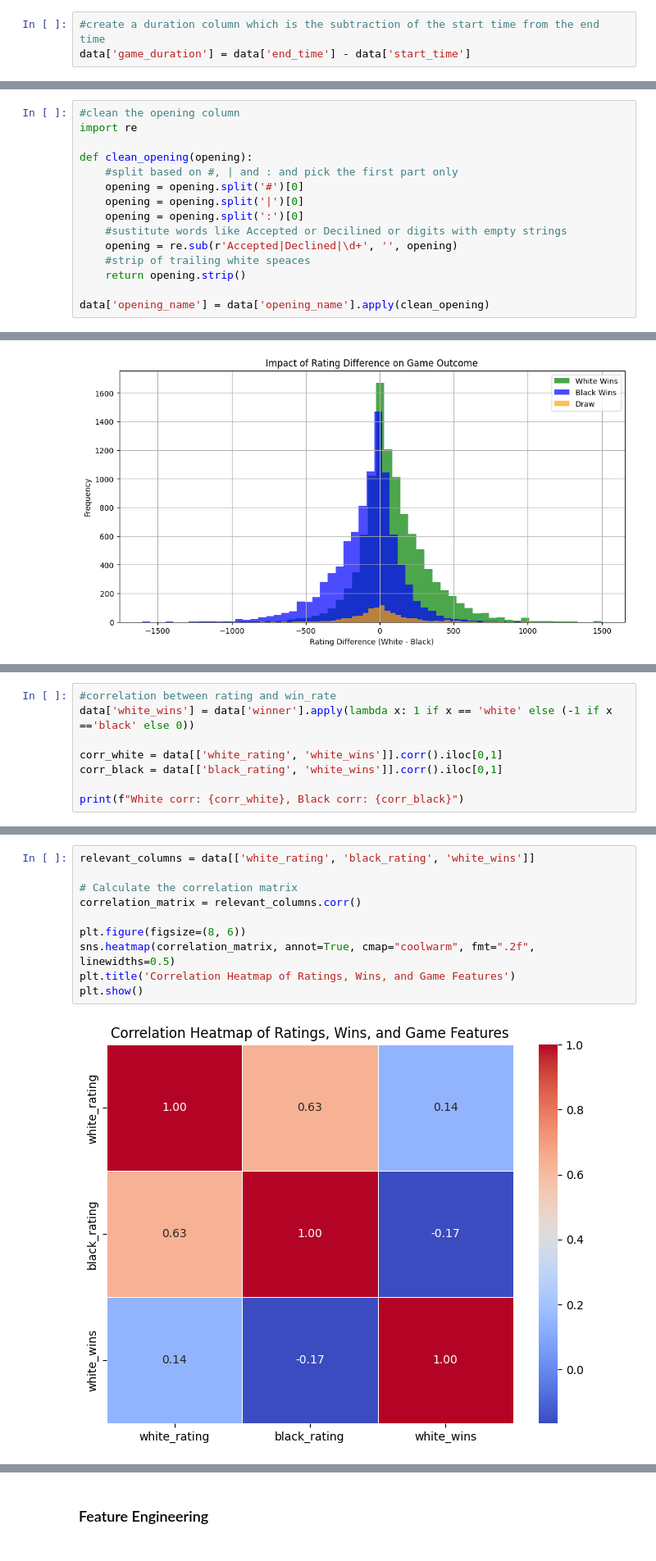
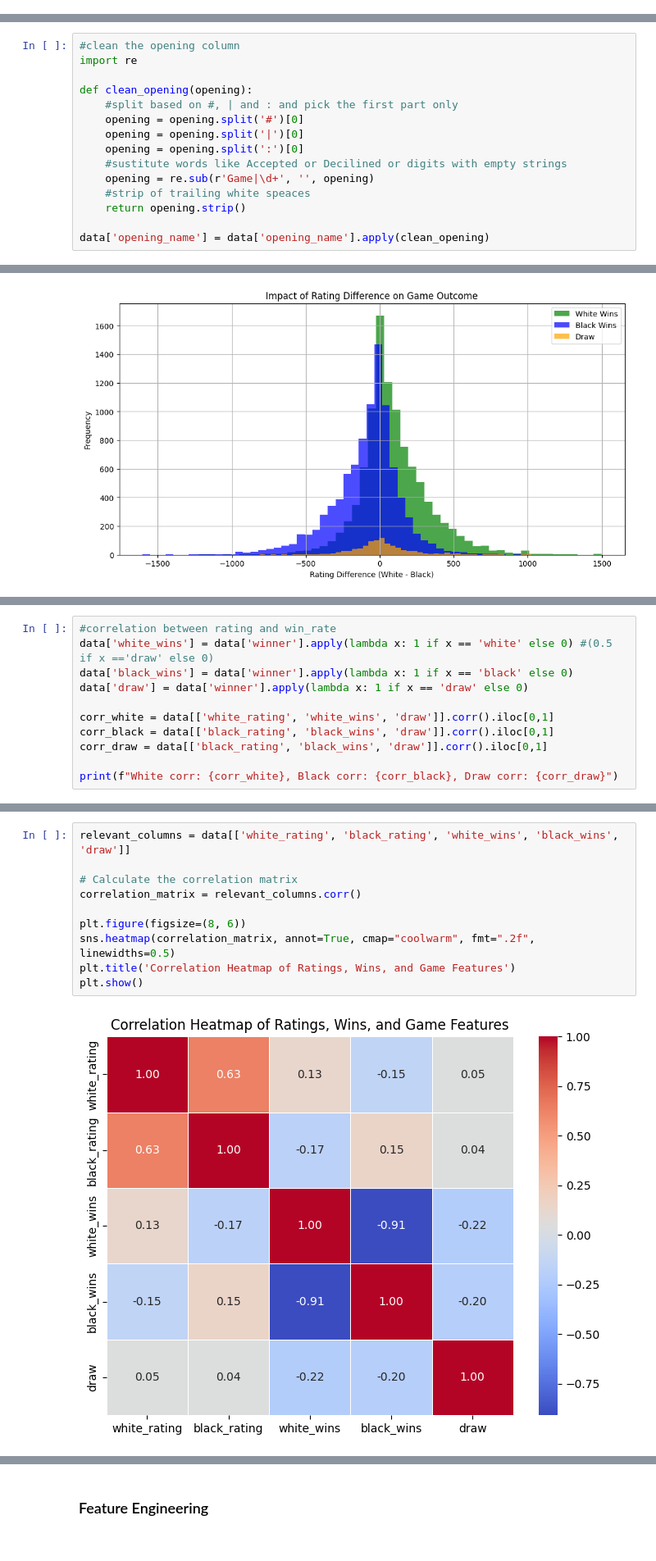
Before and after one commit to i-am-christy/The-Chess-Project, a Jupyter notebook: chess_project.ipynb, the cells around one changed output, grey strips where cells are left out. Shown: that part at 82% size. Saved outputs shown, nothing was run; the diff lists cells and outputs as text.

```diff
--- a/chess_project.ipynb
+++ b/chess_project.ipynb
@@ -82,6 +81,3 @@ From this decriptive analysis we can see that the mean rating for white player i
 
 Also, from the analysis above we can deduce that the turns column has a lot of outliers by merely looking at the mean, min, 25th, 75th and max data.
 The min no of moves is 1 while the max is 349 which is clearly very far apart. A closer look at the 25% and 75% show that the values are 37 and 79 turns respectively.
-# %%
-#create a duration column which is the subtraction of the start time from the end time
-data['game_duration'] = data['end_time'] - data['start_time']
@@ -162,7 +158,7 @@ def clean_opening(opening):
     opening = opening.split('|')[0]
     opening = opening.split(':')[0]
     #sustitute words like Accepted or Decilined or digits with empty strings
-    opening = re.sub(r'Accepted|Declined|\d+', '', opening)
+    opening = re.sub(r'Game|\d+', '', opening)
     #strip of trailing white speaces
     return opening.strip()
 
@@ -361,9 +295,12 @@ this typically shows that more often than not, the player with the more rating w
 # %%
 #correlation between rating and win_rate
-data['white_wins'] = data['winner'].apply(lambda x: 1 if x == 'white' else (-1 if x =='black' else 0))
+data['white_wins'] = data['winner'].apply(lambda x: 1 if x == 'white' else 0) #(0.5 if x =='draw' else 0)
+data['black_wins'] = data['winner'].apply(lambda x: 1 if x == 'black' else 0)
+data['draw'] = data['winner'].apply(lambda x: 1 if x == 'draw' else 0)
 
-corr_white = data[['white_rating', 'white_wins']].corr().iloc[0,1]
-corr_black = data[['black_rating', 'white_wins']].corr().iloc[0,1]
+corr_white = data[['white_rating', 'white_wins', 'draw']].corr().iloc[0,1]
+corr_black = data[['black_rating', 'black_wins', 'draw']].corr().iloc[0,1]
+corr_draw = data[['black_rating', 'black_wins', 'draw']].corr().iloc[0,1]
 
-print(f"White corr: {corr_white}, Black corr: {corr_black}")
+print(f"White corr: {corr_white}, Black corr: {corr_black}, Draw corr: {corr_draw}")
 # %% [output]
@@ -371,12 +308,12 @@ White corr: 0.14170011586340436, Black corr: -0.16681533252120684
 # %%
-relevant_columns = data[['white_rating', 'black_rating', 'white_wins']]
+relevant_columns = data[['white_rating', 'black_rating', 'white_wins', 'black_wins', 'draw']]
 
 # Calculate the correlation matrix
 correlation_matrix = relevant_columns.corr()
 
 plt.figure(figsize=(8, 6))
 sns.heatmap(correlation_matrix, annot=True, cmap="coolwarm", fmt=".2f", linewidths=0.5)
 plt.title('Correlation Heatmap of Ratings, Wins, and Game Features')
 plt.show()
 # %% [output]
-[figure, old version]
+[figure, new version]
```
Also changed, not shown: parts of 69 cells of this notebook.
